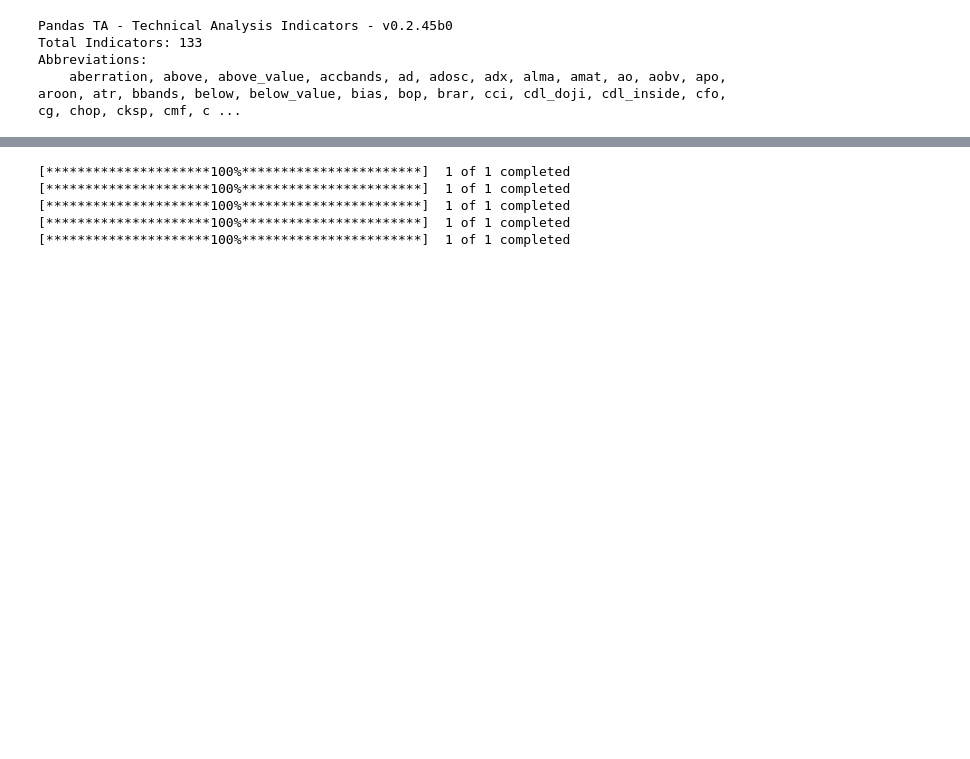
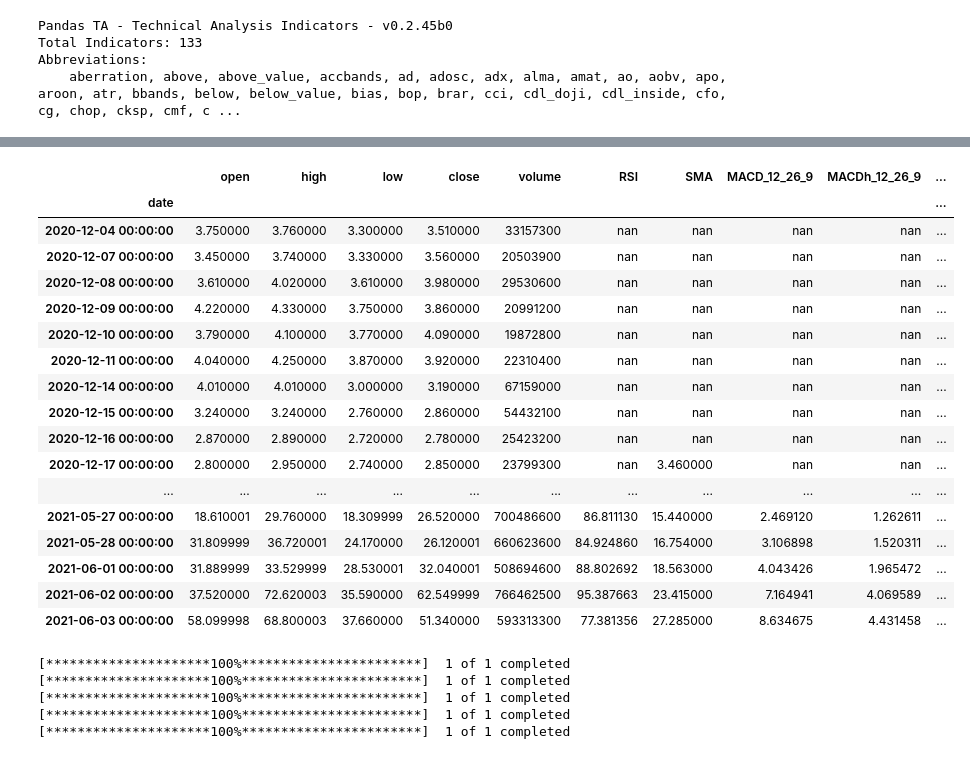
Before and after one commit to PetricaR/rev_app, a Jupyter notebook: nb_files/yahoo_finance.ipynb, the cells around one changed output, grey strips where cells are left out. Drawn from its saved outputs; the diff is of its cells as text; code cells hidden in the pictures; blank space fills up the shorter version.

```diff
--- a/nb_files/yahoo_finance.ipynb
+++ b/nb_files/yahoo_finance.ipynb
@@ -154,3 +164,30 @@ data
+# %%
+
+def color_negative_red(val):
+    color = 'red' if val < 30 else 'green'
+    return 'color: %s' % color
+# %%
+s = data.style.applymap(color_negative_red, subset=['RSI'])
+s
+# %% [output]
+|  | open | high | low | close | volume | RSI | SMA | MACD_12_26_9 | MACDh_12_26_9 | ... |
+| date |  |  |  |  |  |  |  |  |  | ... |
+| 2020-12-04 00:00:00 | 3.750000 | 3.760000 | 3.300000 | 3.510000 | 33157300 | nan | nan | nan | nan | ... |
+| 2020-12-07 00:00:00 | 3.450000 | 3.740000 | 3.330000 | 3.560000 | 20503900 | nan | nan | nan | nan | ... |
+| 2020-12-08 00:00:00 | 3.610000 | 4.020000 | 3.610000 | 3.980000 | 29530600 | nan | nan | nan | nan | ... |
+| 2020-12-09 00:00:00 | 4.220000 | 4.330000 | 3.750000 | 3.860000 | 20991200 | nan | nan | nan | nan | ... |
+| 2020-12-10 00:00:00 | 3.790000 | 4.100000 | 3.770000 | 4.090000 | 19872800 | nan | nan | nan | nan | ... |
+| 2020-12-11 00:00:00 | 4.040000 | 4.250000 | 3.870000 | 3.920000 | 22310400 | nan | nan | nan | nan | ... |
+| 2020-12-14 00:00:00 | 4.010000 | 4.010000 | 3.000000 | 3.190000 | 67159000 | nan | nan | nan | nan | ... |
+| 2020-12-15 00:00:00 | 3.240000 | 3.240000 | 2.760000 | 2.860000 | 54432100 | nan | nan | nan | nan | ... |
+| 2020-12-16 00:00:00 | 2.870000 | 2.890000 | 2.720000 | 2.780000 | 25423200 | nan | nan | nan | nan | ... |
+| 2020-12-17 00:00:00 | 2.800000 | 2.950000 | 2.740000 | 2.850000 | 23799300 | nan | 3.460000 | nan | nan | ... |
+| ... | ... | ... | ... | ... | ... | ... | ... | ... | ... | ... |
+| 2021-05-27 00:00:00 | 18.610001 | 29.760000 | 18.309999 | 26.520000 | 700486600 | 86.811130 | 15.440000 | 2.469120 | 1.262611 | ... |
+| 2021-05-28 00:00:00 | 31.809999 | 36.720001 | 24.170000 | 26.120001 | 660623600 | 84.924860 | 16.754000 | 3.106898 | 1.520311 | ... |
+| 2021-06-01 00:00:00 | 31.889999 | 33.529999 | 28.530001 | 32.040001 | 508694600 | 88.802692 | 18.563000 | 4.043426 | 1.965472 | ... |
+| 2021-06-02 00:00:00 | 37.520000 | 72.620003 | 35.590000 | 62.549999 | 766462500 | 95.387663 | 23.415000 | 7.164941 | 4.069589 | ... |
+| 2021-06-03 00:00:00 | 58.099998 | 68.800003 | 37.660000 | 51.340000 | 593313300 | 77.381356 | 27.285000 | 8.634675 | 4.431458 | ... |
 # %%
 import schedule
 import time
```
Also changed, not shown: parts of 6 cells of this notebook, 1 other file.
